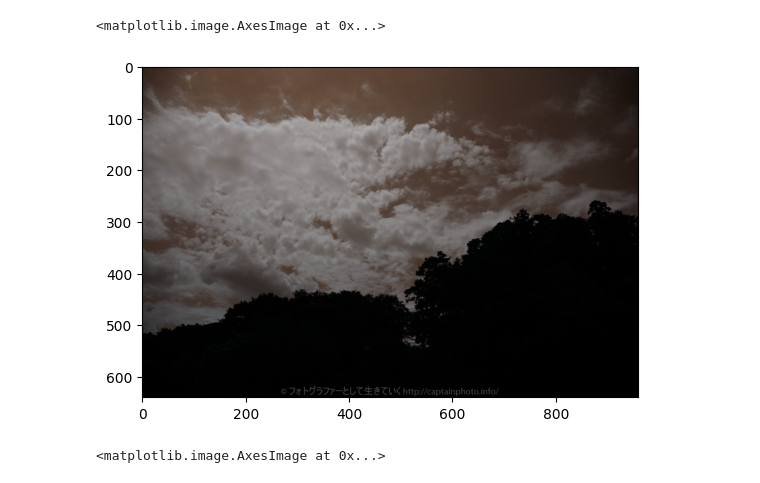
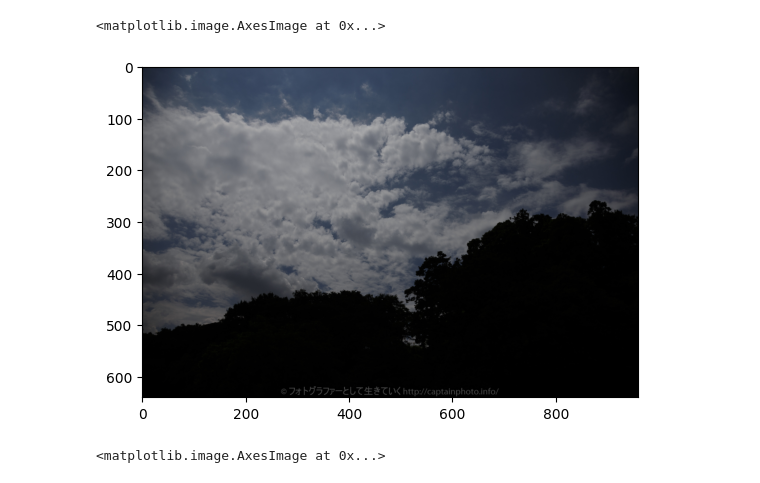
Before and after one commit to n-eisei/image-engineering, a Jupyter notebook: 5-binaryimg/hdr.ipynb, the cells around one changed output. Cells and saved outputs as stored; diff of their text form; code cells hidden in the pictures.

```diff
--- a/5-binaryimg/hdr.ipynb
+++ b/5-binaryimg/hdr.ipynb
@@ -21,9 +24,9 @@ plt.imshow(img_list[1])
 # %%
 img_list[2] = cv2.resize(img_list[2], (960, 640))
-plt.imshow(img_list[2])
+plt.imshow(cv2.cvtColor(img_list[2], cv2.COLOR_BGR2RGB))
 # %% [output]
 <matplotlib.image.AxesImage at 0x...>
-[figure, old version]
+[figure, new version]
 # %%
 # ３枚の画像に対して露出時間をセット
 exposure_times = np.array([15, 5, 3], dtype=np.float32)
```
Also changed, not shown: parts of 7 cells of this notebook, 1 other file.
